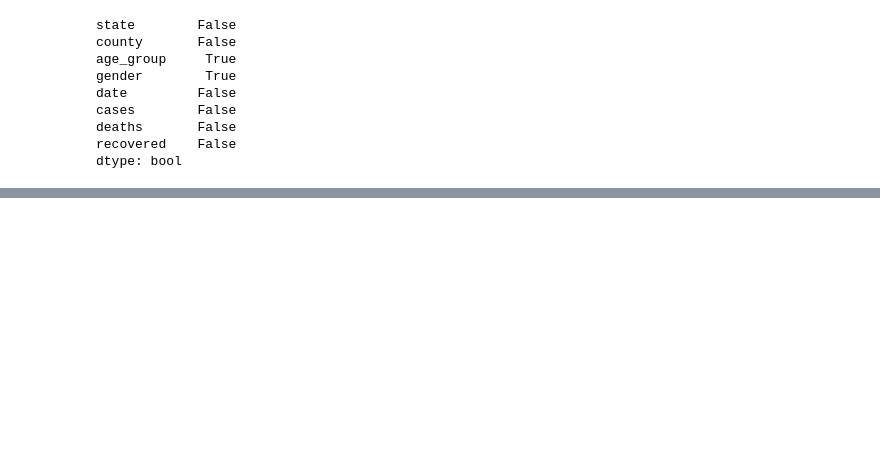
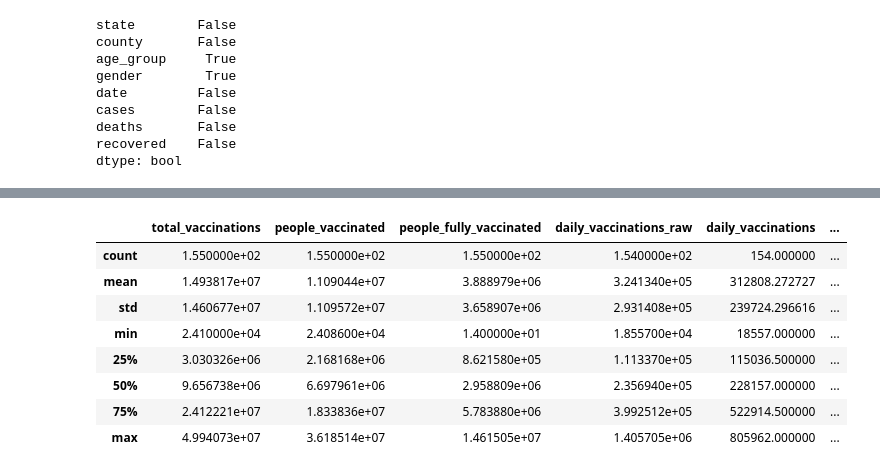
Before and after one commit to zoraaroz/covid19-cases-lockdowns, a Jupyter notebook: data_analysis.ipynb, the cells around one changed output, grey strips where cells are left out. Cells and saved outputs as stored; diff of their text form; code cells hidden in the pictures; blank space fills up the shorter version.

```diff
--- a/data_analysis.ipynb
+++ b/data_analysis.ipynb
@@ -188,0 +255,12 @@ dtype: object
+# %%
+vacc_global[vacc_global.country == 'Germany'].describe()
+# %% [output]
+|  | total_vaccinations | people_vaccinated | people_fully_vaccinated | daily_vaccinations_raw | daily_vaccinations | ... |
+| count | 1.550000e+02 | 1.550000e+02 | 1.550000e+02 | 1.540000e+02 | 154.000000 | ... |
+| mean | 1.493817e+07 | 1.109044e+07 | 3.888979e+06 | 3.241340e+05 | 312808.272727 | ... |
+| std | 1.460677e+07 | 1.109572e+07 | 3.658907e+06 | 2.931408e+05 | 239724.296616 | ... |
+| min | 2.410000e+04 | 2.408600e+04 | 1.400000e+01 | 1.855700e+04 | 18557.000000 | ... |
+| 25% | 3.030326e+06 | 2.168168e+06 | 8.621580e+05 | 1.113370e+05 | 115036.500000 | ... |
+| 50% | 9.656738e+06 | 6.697961e+06 | 2.958809e+06 | 2.356940e+05 | 228157.000000 | ... |
+| 75% | 2.412221e+07 | 1.833836e+07 | 5.783880e+06 | 3.992512e+05 | 522914.500000 | ... |
+| max | 4.994073e+07 | 3.618514e+07 | 1.461505e+07 | 1.405705e+06 | 805962.000000 | ... |
```
Also changed, not shown: parts of 114 cells of this notebook, 5 other files.
